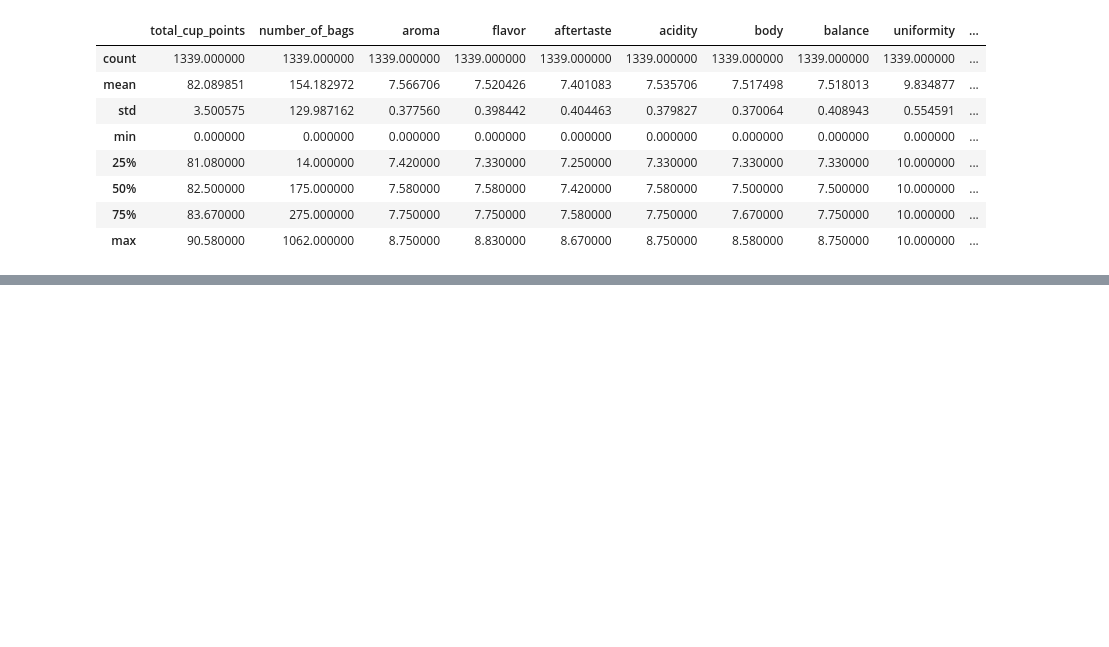
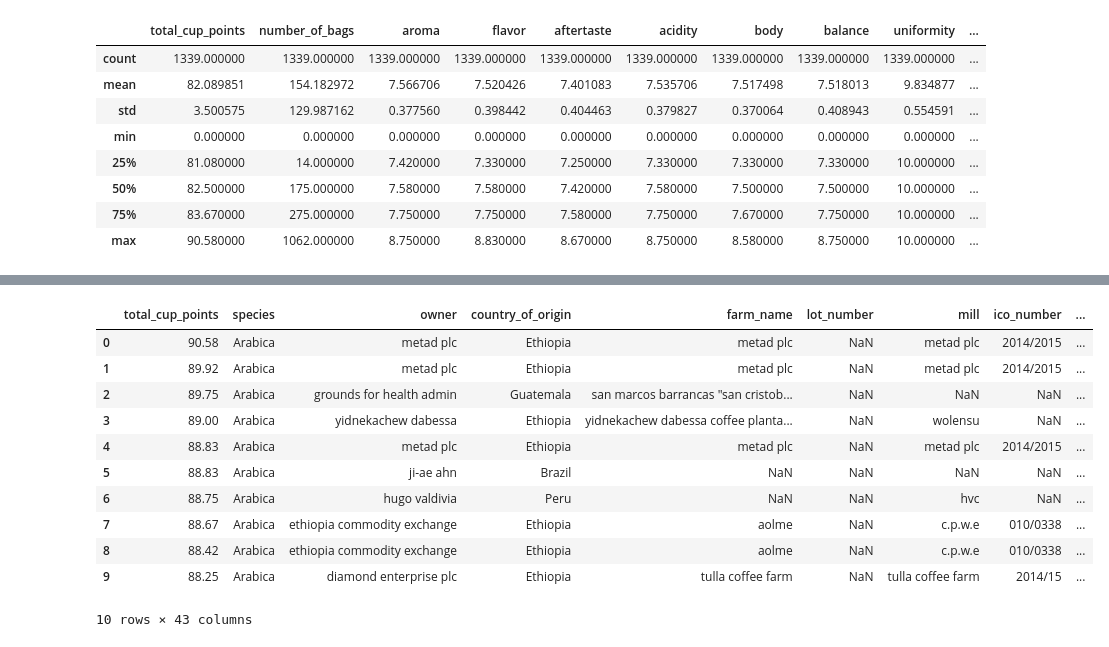
Before and after one commit to anggtellez16/Coffee-Recommendation-Function, a Jupyter notebook: workspace.ipynb, the cells around one changed output, grey strips where cells are left out. Drawn from its saved outputs; the diff is of its cells as text; code cells hidden in the pictures; blank space fills up the shorter version.

```diff
--- a/workspace.ipynb
+++ b/workspace.ipynb
@@ -18,0 +82,15 @@ coffee_ratings.describe()
+# %%
+coffee_ratings.head(10)
+# %% [output]
+|  | total_cup_points | species | owner | country_of_origin | farm_name | lot_number | mill | ico_number | ... |
+| 0 | 90.58 | Arabica | metad plc | Ethiopia | metad plc | NaN | metad plc | 2014/2015 | ... |
+| 1 | 89.92 | Arabica | metad plc | Ethiopia | metad plc | NaN | metad plc | 2014/2015 | ... |
+| 2 | 89.75 | Arabica | grounds for health admin | Guatemala | san marcos barrancas "san cristob... | NaN | NaN | NaN | ... |
+| 3 | 89.00 | Arabica | yidnekachew dabessa | Ethiopia | yidnekachew dabessa coffee planta... | NaN | wolensu | NaN | ... |
+| 4 | 88.83 | Arabica | metad plc | Ethiopia | metad plc | NaN | metad plc | 2014/2015 | ... |
+| 5 | 88.83 | Arabica | ji-ae ahn | Brazil | NaN | NaN | NaN | NaN | ... |
+| 6 | 88.75 | Arabica | hugo valdivia | Peru | NaN | NaN | hvc | NaN | ... |
+| 7 | 88.67 | Arabica | ethiopia commodity exchange | Ethiopia | aolme | NaN | c.p.w.e | 010/0338 | ... |
+| 8 | 88.42 | Arabica | ethiopia commodity exchange | Ethiopia | aolme | NaN | c.p.w.e | 010/0338 | ... |
+| 9 | 88.25 | Arabica | diamond enterprise plc | Ethiopia | tulla coffee farm | NaN | tulla coffee farm | 2014/15 | ... |
+10 rows × 43 columns
```
Also changed, not shown: parts of 9 cells of this notebook.
